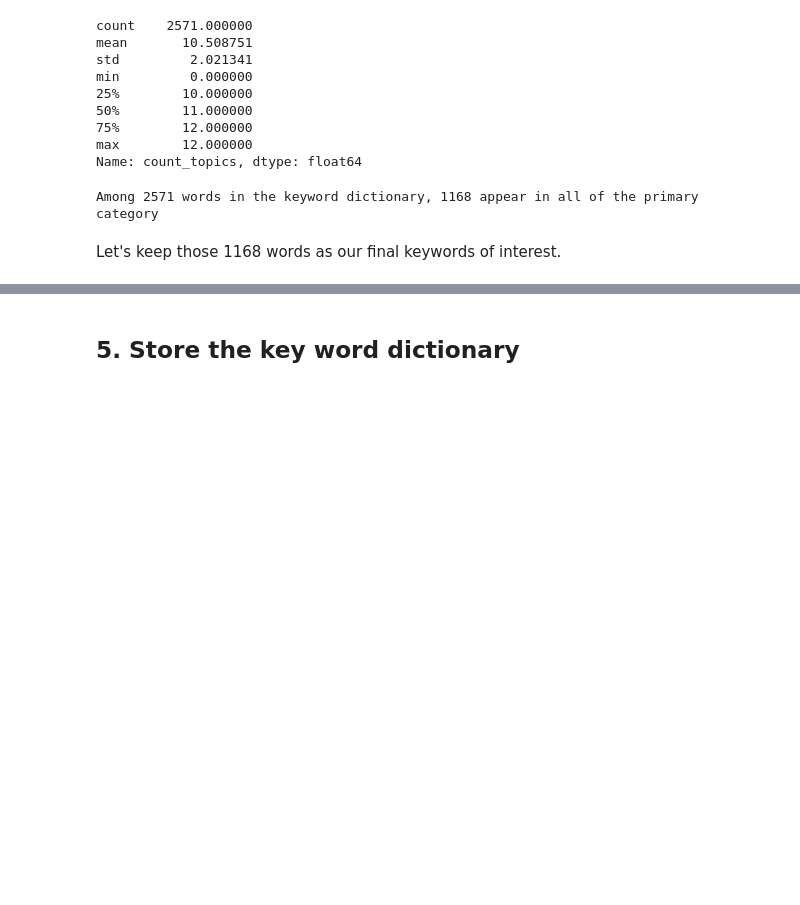
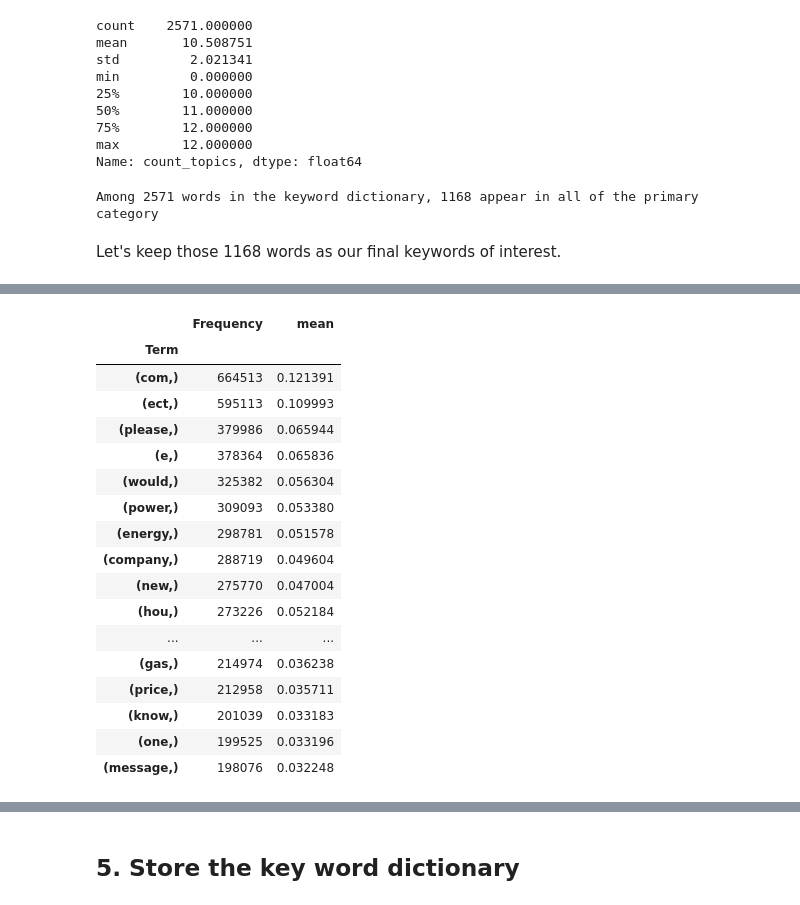
Before and after one commit to margeumkim/BRIDGEMAIL, a Jupyter notebook: 03_TF-IDF.ipynb, the cells around one changed output, grey strips where cells are left out. Saved outputs shown, nothing was run; the diff lists cells and outputs as text; code cells hidden in the pictures; blank space fills up the shorter version.

```diff
--- a/03_TF-IDF.ipynb
+++ b/03_TF-IDF.ipynb
@@ -560,0 +578,21 @@ final_keywords_dictionary.head()
+# %%
+final_keywords_dictionary.sort_values(by='Frequency', ascending=False).head(20)
+# %% [output]
+|  | Frequency | mean |
+| Term |  |  |
+| (com,) | 664513 | 0.121391 |
+| (ect,) | 595113 | 0.109993 |
+| (please,) | 379986 | 0.065944 |
+| (e,) | 378364 | 0.065836 |
+| (would,) | 325382 | 0.056304 |
+| (power,) | 309093 | 0.053380 |
+| (energy,) | 298781 | 0.051578 |
+| (company,) | 288719 | 0.049604 |
+| (new,) | 275770 | 0.047004 |
+| (hou,) | 273226 | 0.052184 |
+| ... | ... | ... |
+| (gas,) | 214974 | 0.036238 |
+| (price,) | 212958 | 0.035711 |
+| (know,) | 201039 | 0.033183 |
+| (one,) | 199525 | 0.033196 |
+| (message,) | 198076 | 0.032248 |
```
Also changed, not shown: parts of 8 cells of this notebook.
